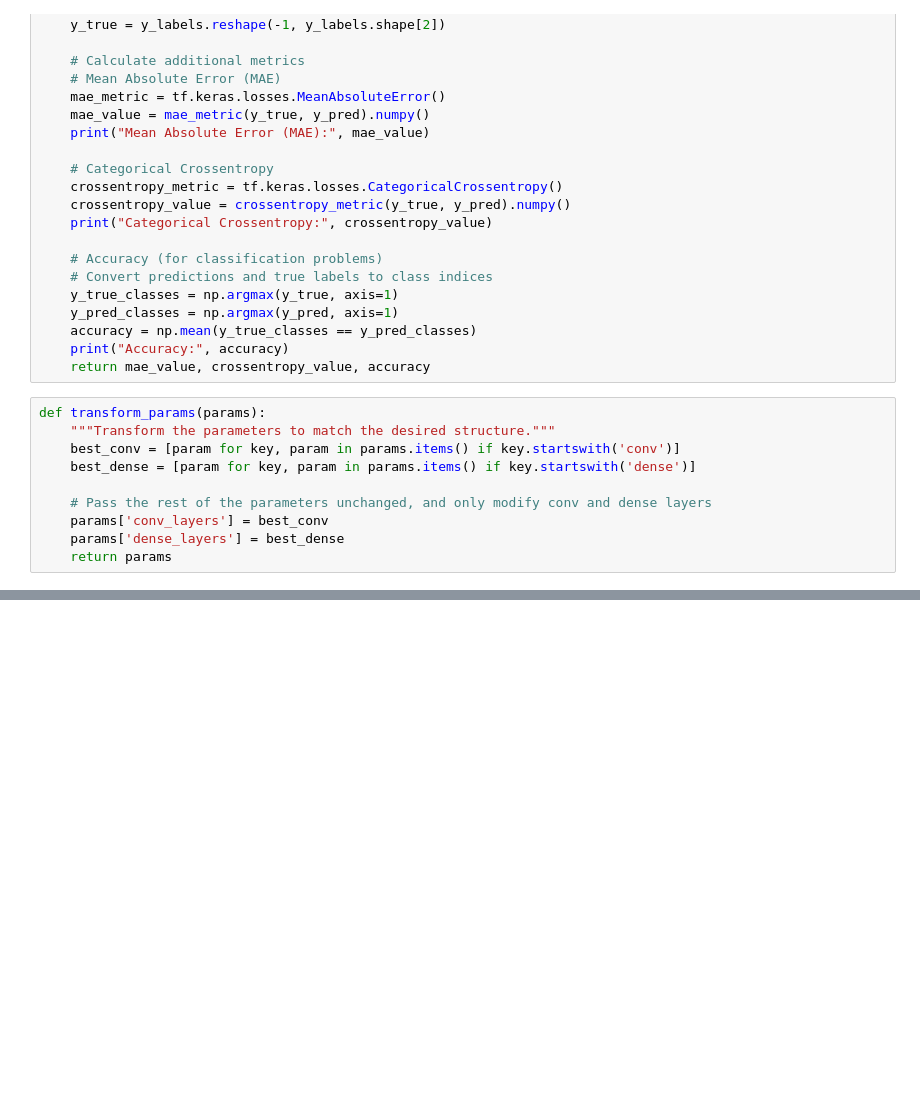
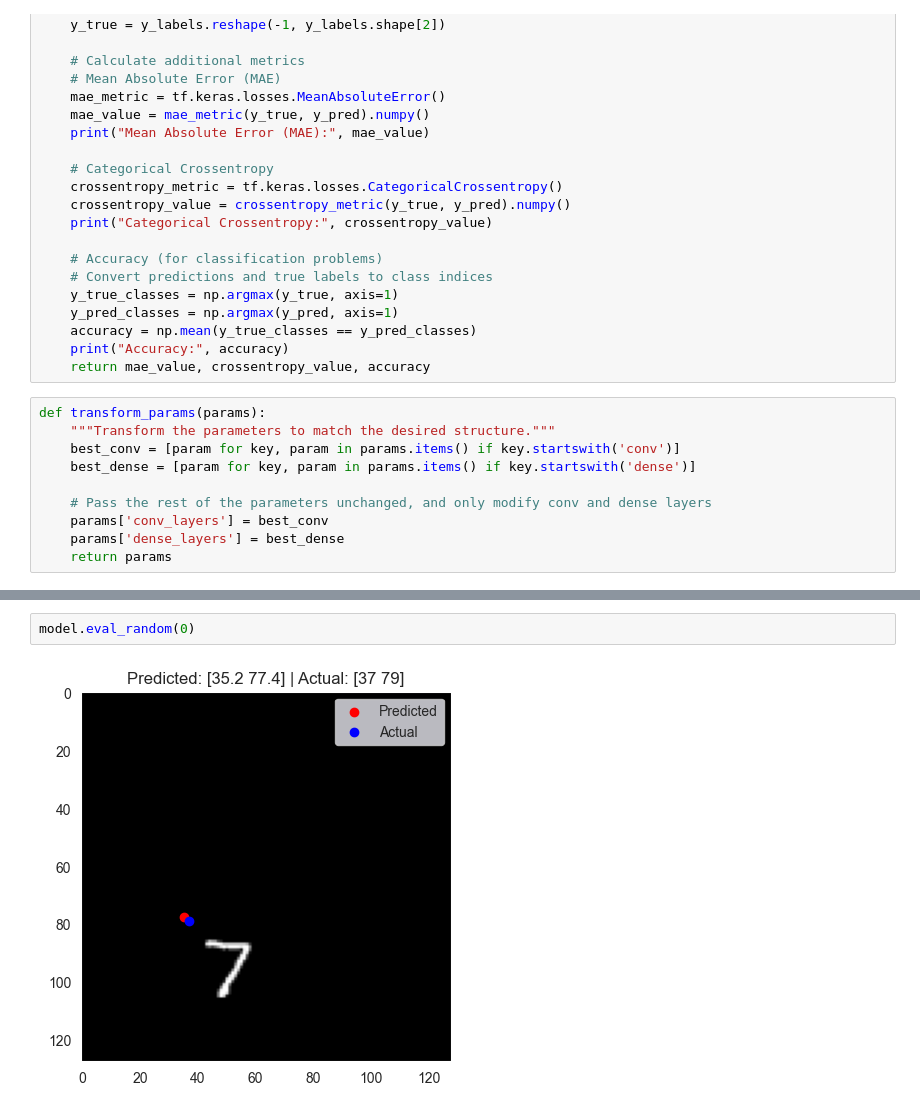
Before and after one commit to alessio-maffioletti/matura, a Jupyter notebook: plot_results_1.ipynb, the cells around one changed output, grey strips where cells are left out. Drawn from its saved outputs; the diff is of its cells as text; blank space fills up the shorter version.

```diff
--- a/plot_results_1.ipynb
+++ b/plot_results_1.ipynb
@@ -93,3 +93,7 @@ Accuracy: 0.9856770833333334
+# %%
+model.eval_random(0)
+# %% [output]
+[figure, added]
 # %%
 model = section2()
 params={
```
Also changed, not shown: parts of 5 cells of this notebook, 1 other file.
